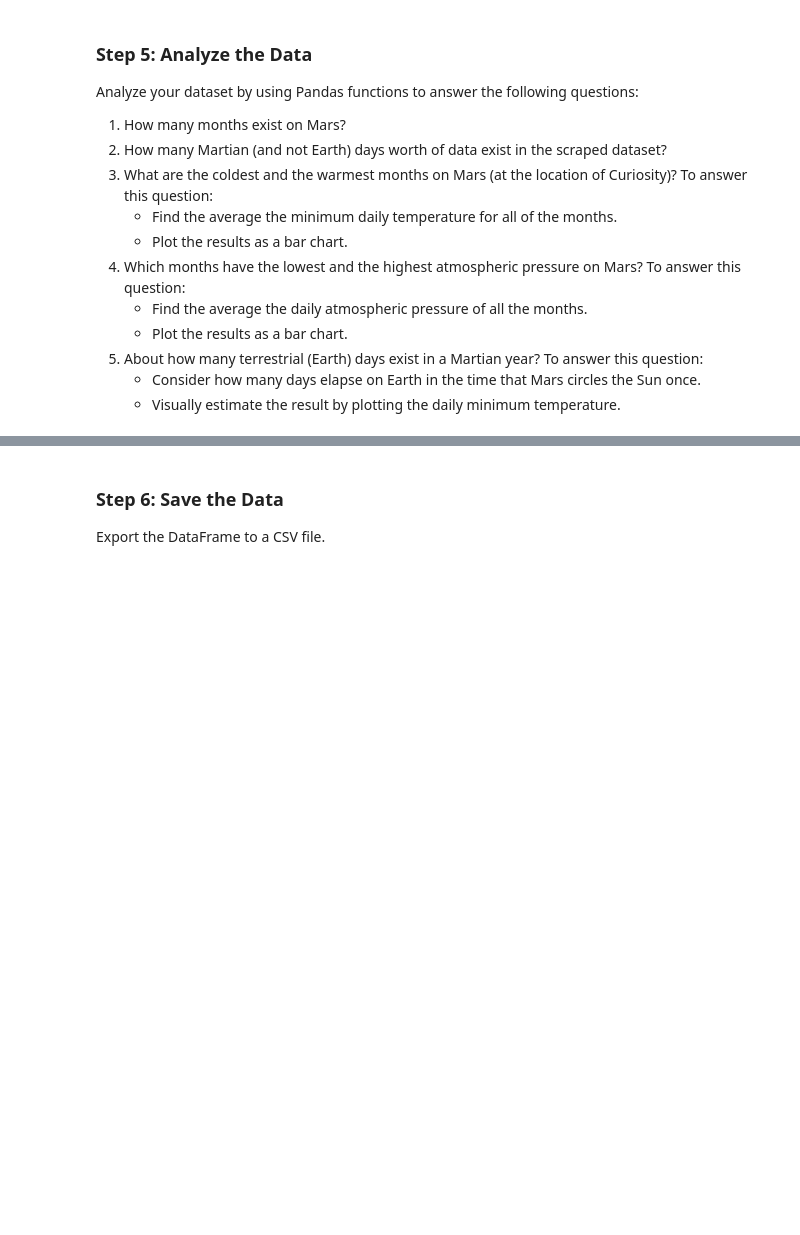
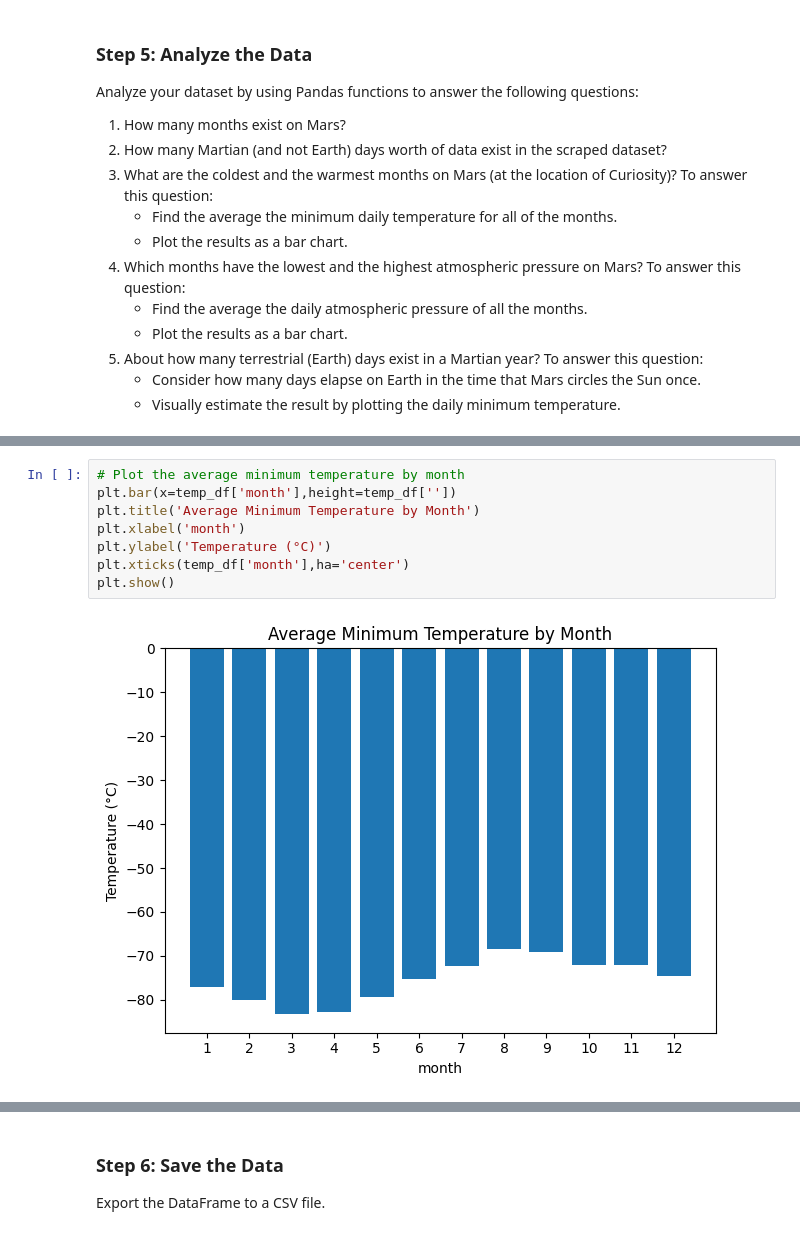
Before and after one commit to Maxwell-Leu/mars-data, a Jupyter notebook: part_2_mars_weather.ipynb, the cells around one changed output, grey strips where cells are left out. Saved outputs shown, nothing was run; the diff lists cells and outputs as text; blank space fills up the shorter version.

```diff
--- a/part_2_mars_weather.ipynb
+++ b/part_2_mars_weather.ipynb
@@ -136,2 +153,12 @@ Name: min_temp, dtype: float64
+# %%
+# Plot the average minimum temperature by month
+plt.bar(x=temp_df['month'],height=temp_df[''])
+plt.title('Average Minimum Temperature by Month')
+plt.xlabel('month')
+plt.ylabel('Temperature (°C)')
+plt.xticks(temp_df['month'],ha='center')
+plt.show()
+# %% [output]
+[figure, added]
 # %%
 # Identify the coldest and hottest months in Curiosity's location by sorting the previous graph
```
Also changed, not shown: parts of 27 cells of this notebook.
